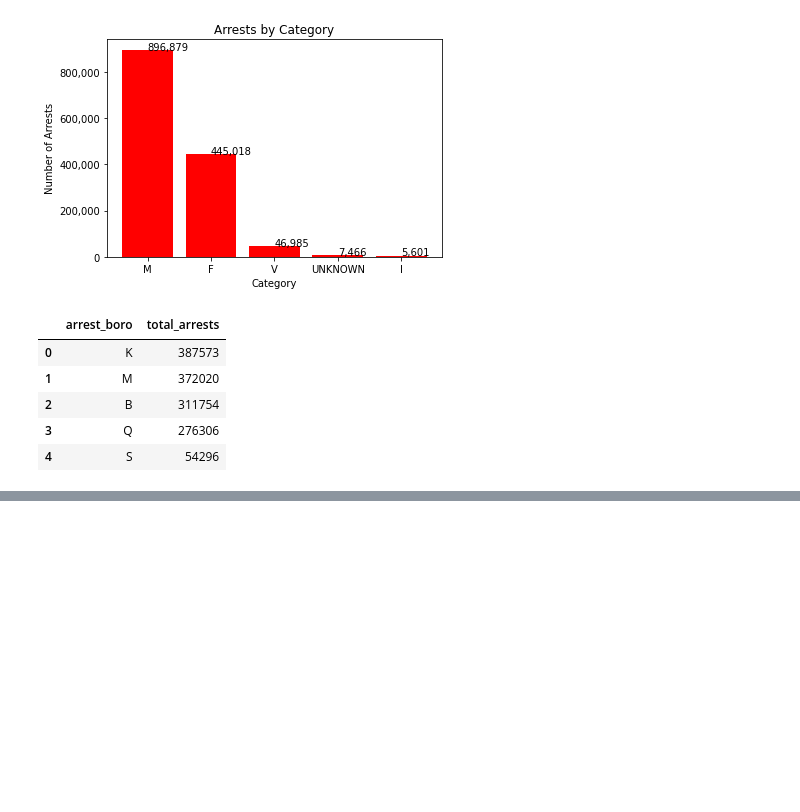
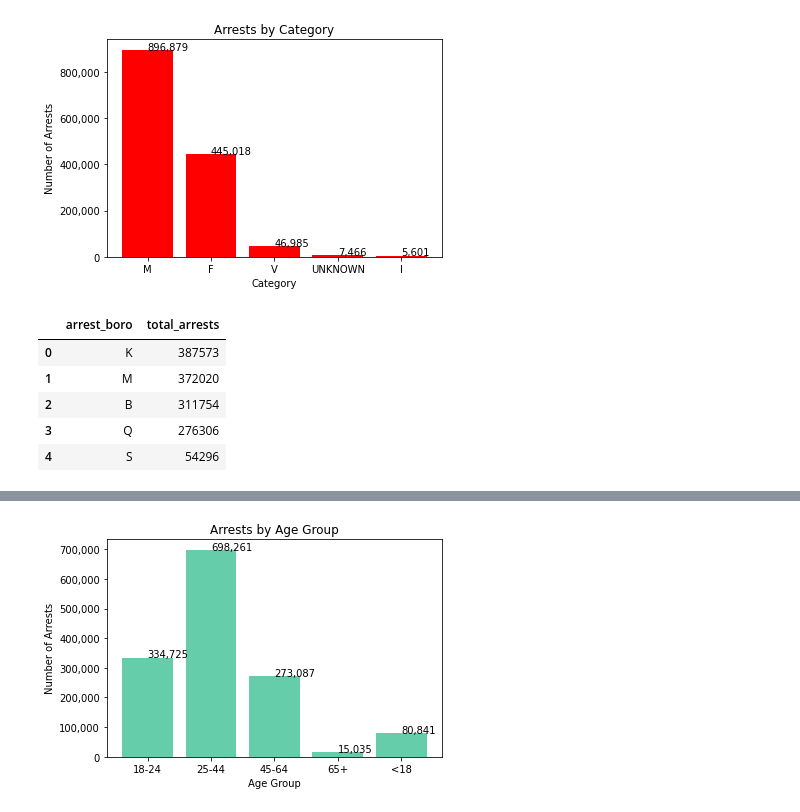
Before and after one commit to AmitSamra/NYC_Crime, a Jupyter notebook: nyc_crime_python.ipynb, the cells around one changed output, grey strips where cells are left out. Saved outputs shown, nothing was run; the diff lists cells and outputs as text; code cells hidden in the pictures; blank space fills up the shorter version.

```diff
--- a/nyc_crime_python.ipynb
+++ b/nyc_crime_python.ipynb
@@ -685,0 +687,6 @@ plt.show()
+# %%
+df_age = df.groupby('age_group', as_index=False)
+df_age = df_age.size()
+df_age = df_age.reset_index(drop=True)
+df_age = df_age.rename(columns={'size':'total_arrests'})
+df_age
@@ -685,0 +700,18 @@ plt.show()
+# %%
+fig, ax = plt.subplots()
+ax.bar(df_age.age_group, df_age.total_arrests, color='mediumaquamarine')
+ax.set_xlabel('Age Group')
+ax.set_ylabel('Number of Arrests')
+ax.set_title('Arrests by Age Group')
+plt.xticks(rotation=0)
+
+ax.yaxis.set_major_formatter(
+ticker.FuncFormatter(lambda y,p: format(int(y), ','))
+)
+
+for i,j in zip(df_age.age_group, df_age.total_arrests):
+    ax.annotate(format(j, ','), xy=(i,j))
+
+plt.show()
+# %% [output]
+[figure, added]
```
Also changed, not shown: parts of 4 cells of this notebook.
